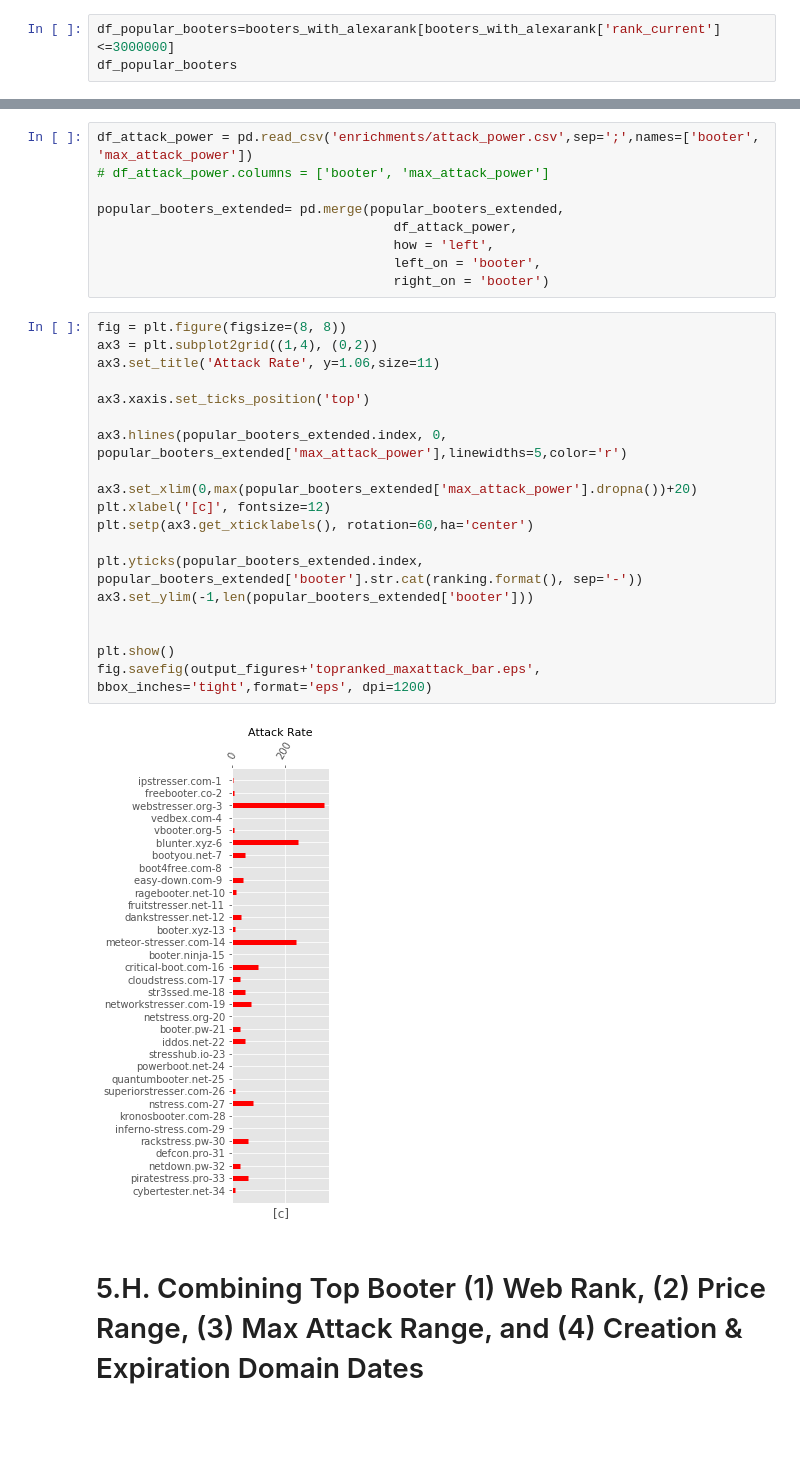
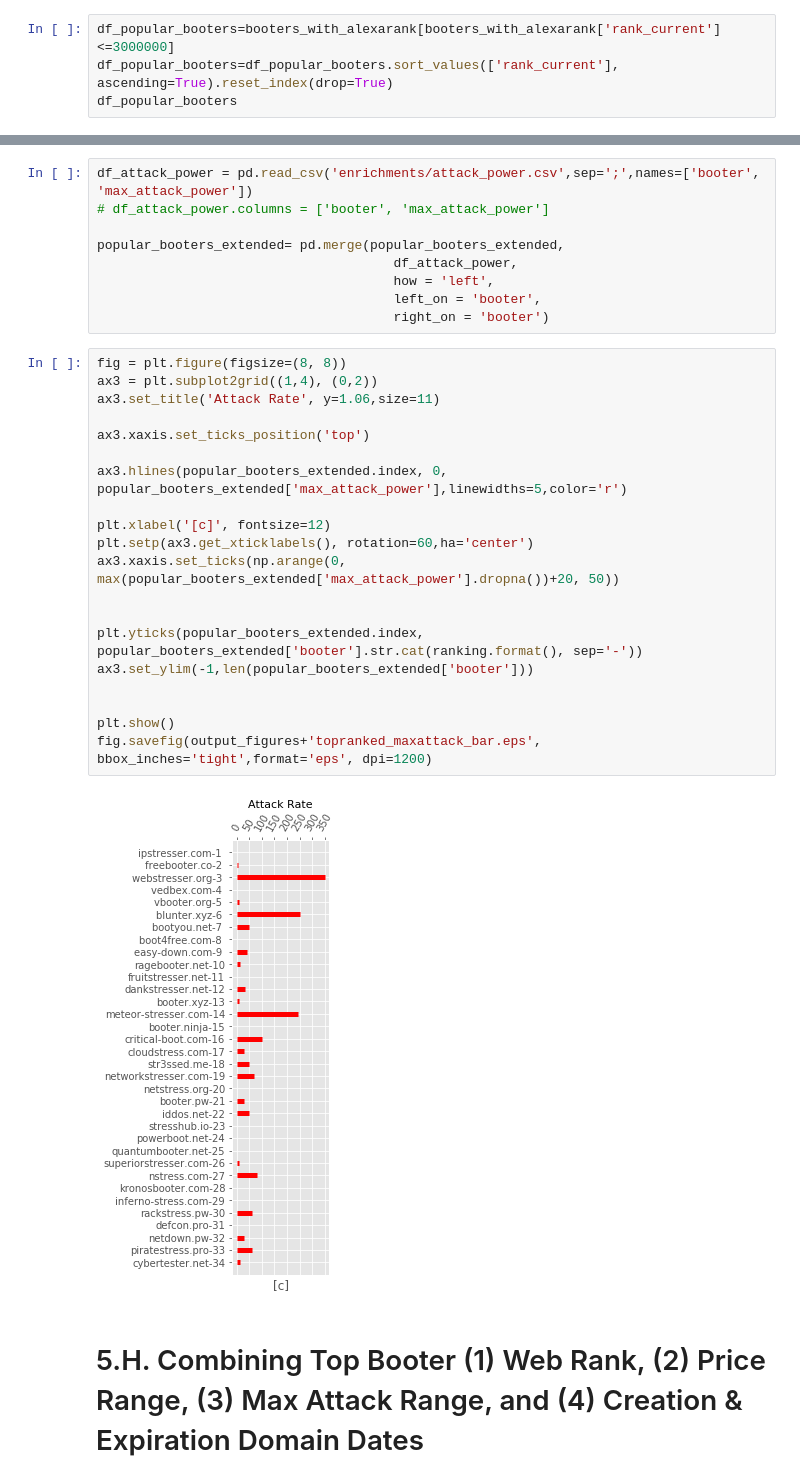
Before and after one commit to jjsantanna/booters_ecosystem_analysis, a Jupyter notebook: booters_ecosystem_analysis.ipynb, the cells around one changed output, grey strips where cells are left out. Saved outputs shown, nothing was run; the diff lists cells and outputs as text; blank space fills up the shorter version.

```diff
--- a/booters_ecosystem_analysis.ipynb
+++ b/booters_ecosystem_analysis.ipynb
@@ -279,6 +279,7 @@ fig.savefig(output_figures+'domain_creation_expiration_scatter.eps', bbox_inches
 *According to [Verigsign](https://investor.verisign.com/releasedetail.cfm?releaseid=980215) there are 326 Million domain names registered. Therefore, Alexa rank lower than 3 Million represents the top 1% most accessed Websites in the entire Internet.
 # %%
 df_popular_booters=booters_with_alexarank[booters_with_alexarank['rank_current']<=3000000]
+df_popular_booters=df_popular_booters.sort_values(['rank_current'], ascending=True).reset_index(drop=True)
 df_popular_booters
 # %% [output]
 |  | booter | rank_current | rank_3months_ago | measurement_date |
@@ -404,24 +405,25 @@ popular_booters_extended= pd.merge(popular_booters_extended,
 # %%
 fig = plt.figure(figsize=(8, 8))
 ax3 = plt.subplot2grid((1,4), (0,2))
 ax3.set_title('Attack Rate', y=1.06,size=11)
 
 ax3.xaxis.set_ticks_position('top')
 
 ax3.hlines(popular_booters_extended.index, 0, popular_booters_extended['max_attack_power'],linewidths=5,color='r')
 
-ax3.set_xlim(0,max(popular_booters_extended['max_attack_power'].dropna())+20)
 plt.xlabel('[c]', fontsize=12)
 plt.setp(ax3.get_xticklabels(), rotation=60,ha='center')
+ax3.xaxis.set_ticks(np.arange(0, max(popular_booters_extended['max_attack_power'].dropna())+20, 50))
+
 
 plt.yticks(popular_booters_extended.index, popular_booters_extended['booter'].str.cat(ranking.format(), sep='-'))
 ax3.set_ylim(-1,len(popular_booters_extended['booter']))
 
 
 plt.show()
 fig.savefig(output_figures+'topranked_maxattack_bar.eps', bbox_inches='tight',format='eps', dpi=1200)
 # %% [output]
-[figure, old version]
+[figure, new version]
 # %% [markdown]
 # 5.H. Combining Top Booter (1) Web Rank, (2) Price Range, (3) Max Attack Range, and (4) Creation & Expiration Domain Dates
 # %%
```
Also changed, not shown: parts of 32 cells of this notebook, 23 other files.
